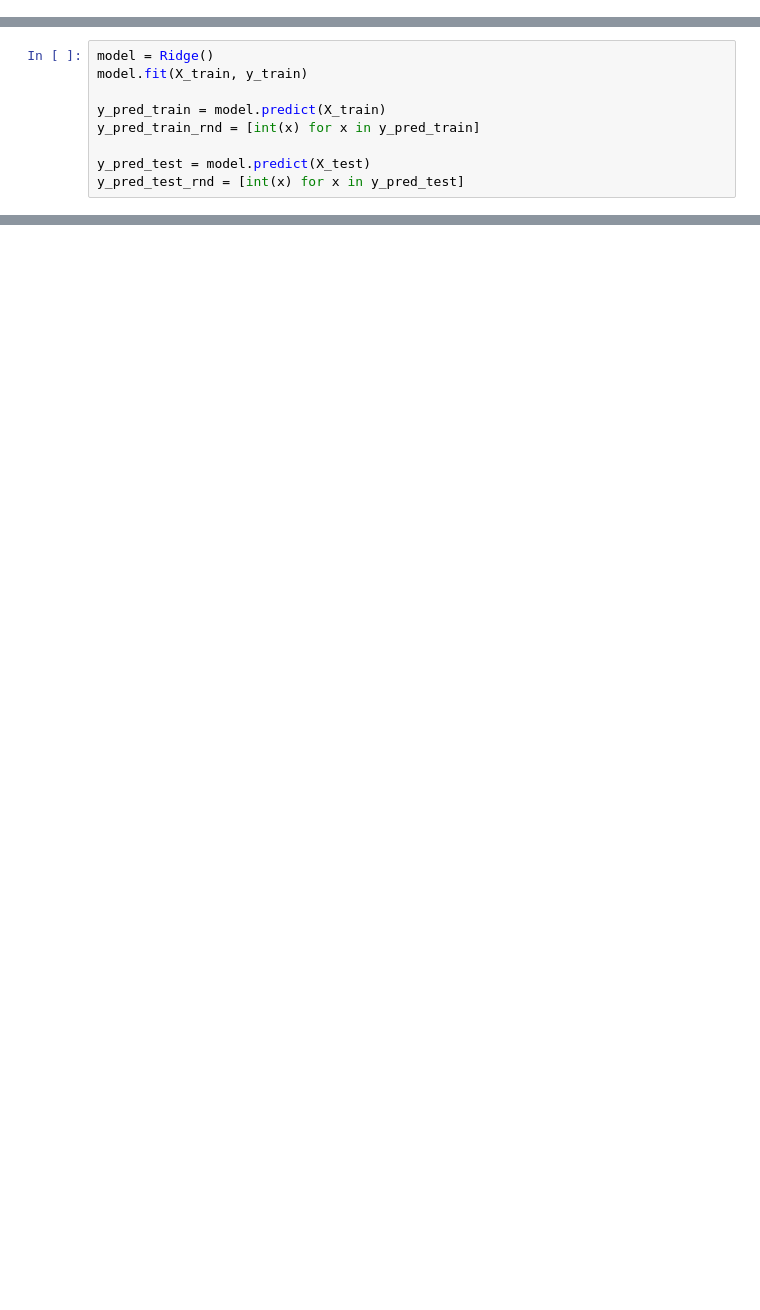
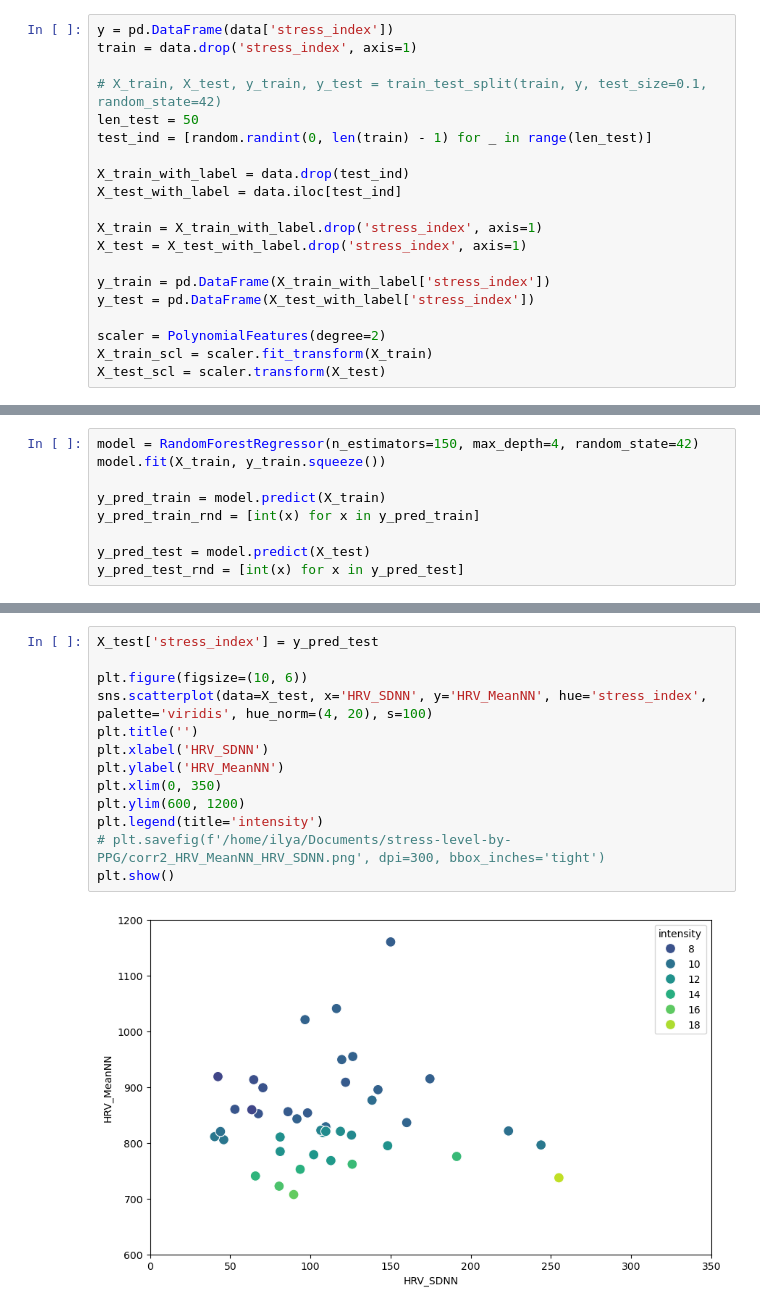
Before and after one commit to IlyaKarakulin/Stress-level-by-PPG, a Jupyter notebook: 6) training model.ipynb, the cells around one changed output, grey strips where cells are left out. Drawn from its saved outputs; the diff is of its cells as text; blank space fills up the shorter version.

Commit message:
counting feature using nk, and tesst RandomForest

```diff
--- a/6) training model.ipynb
+++ b/6) training model.ipynb
@@ -21,0 +20,20 @@ X_train, X_test, y_train, y_test = train_test_split(scaled_train, y, test_size=0
+# %%
+y = pd.DataFrame(data['stress_index'])
+train = data.drop('stress_index', axis=1)
+
+# X_train, X_test, y_train, y_test = train_test_split(train, y, test_size=0.1, random_state=42)
+len_test = 50
+test_ind = [random.randint(0, len(train) - 1) for _ in range(len_test)]
+
+X_train_with_label = data.drop(test_ind)
+X_test_with_label = data.iloc[test_ind]
+
+X_train = X_train_with_label.drop('stress_index', axis=1)
+X_test = X_test_with_label.drop('stress_index', axis=1)
+
+y_train = pd.DataFrame(X_train_with_label['stress_index'])
+y_test = pd.DataFrame(X_test_with_label['stress_index'])
+
+scaler = PolynomialFeatures(degree=2)
+X_train_scl = scaler.fit_transform(X_train)
+X_test_scl = scaler.transform(X_test)
@@ -22,6 +53,6 @@ X_train, X_test, y_train, y_test = train_test_split(scaled_train, y, test_size=0
 # %%
-model = Ridge()
-model.fit(X_train, y_train)
+model = RandomForestRegressor(n_estimators=150, max_depth=4, random_state=42)
+model.fit(X_train, y_train.squeeze())
 
 y_pred_train = model.predict(X_train)
 y_pred_train_rnd = [int(x) for x in y_pred_train]
@@ -39,0 +84,15 @@ RMSE test: 5.606205678812262
+# %%
+X_test['stress_index'] = y_pred_test
+
+plt.figure(figsize=(10, 6))
+sns.scatterplot(data=X_test, x='HRV_SDNN', y='HRV_MeanNN', hue='stress_index', palette='viridis', hue_norm=(4, 20), s=100)
+plt.title('')
+plt.xlabel('HRV_SDNN')
+plt.ylabel('HRV_MeanNN')
+plt.xlim(0, 350)
+plt.ylim(600, 1200)
+plt.legend(title='intensity')
+# plt.savefig(f'/home/ilya/Documents/stress-level-by-PPG/corr2_HRV_MeanNN_HRV_SDNN.png', dpi=300, bbox_inches='tight')
+plt.show()
+# %% [output]
+[figure, added]
```
Also changed, not shown: parts of 8 cells of this notebook, 4 other files.
